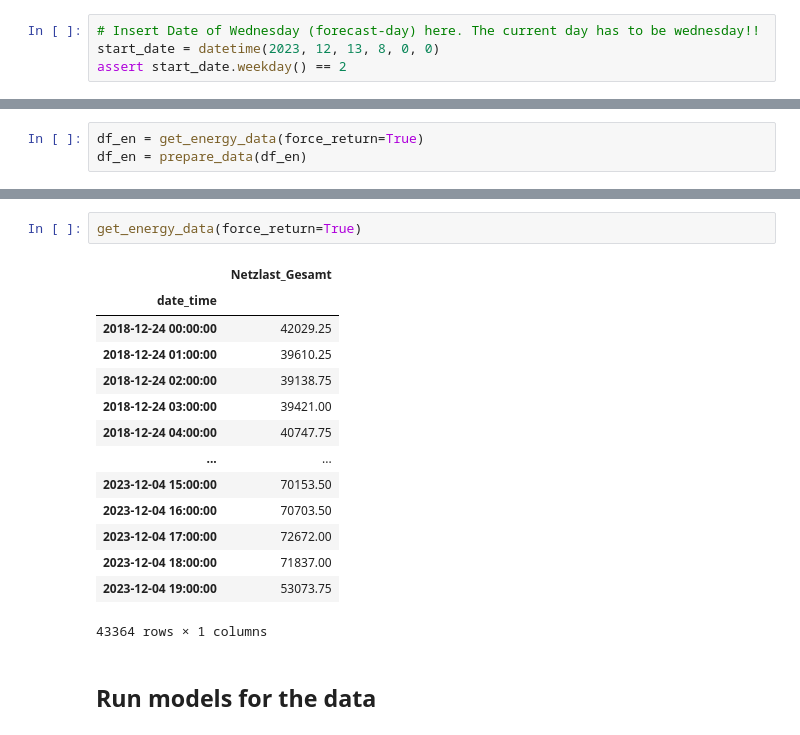
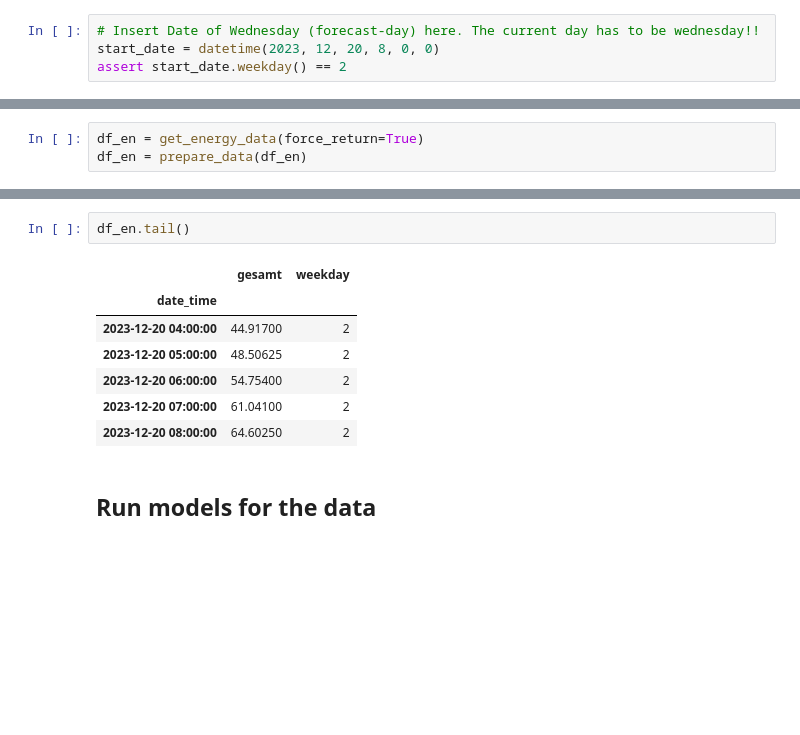
Before and after one commit to EliasKng/PTSFC, a Jupyter notebook: Create_Submission.ipynb, the cells around one changed output, grey strips where cells are left out. Saved outputs shown, nothing was run; the diff lists cells and outputs as text; blank space fills up the shorter version.

```diff
--- a/Create_Submission.ipynb
+++ b/Create_Submission.ipynb
@@ -33,7 +33,7 @@ import pytz
 Use tuesday as last datapoint
 # %%
 # Insert Date of Wednesday (forecast-day) here. The current day has to be wednesday!!
-start_date = datetime(2023, 12, 13, 8, 0, 0)
+start_date = datetime(2023, 12, 20, 8, 0, 0)
 assert start_date.weekday() == 2
 # %%
 df_dax = get_dax_data()
@@ -72,20 +63,13 @@ NameError: name 'start_date' is not defined
 # %%
-get_energy_data(force_return=True)
+df_en.tail()
 # %% [output]
-|  | Netzlast_Gesamt |
-| date_time |  |
-| 2018-12-24 00:00:00 | 42029.25 |
-| 2018-12-24 01:00:00 | 39610.25 |
-| 2018-12-24 02:00:00 | 39138.75 |
-| 2018-12-24 03:00:00 | 39421.00 |
-| 2018-12-24 04:00:00 | 40747.75 |
-| ... | ... |
-| 2023-12-04 15:00:00 | 70153.50 |
-| 2023-12-04 16:00:00 | 70703.50 |
-| 2023-12-04 17:00:00 | 72672.00 |
-| 2023-12-04 18:00:00 | 71837.00 |
-| 2023-12-04 19:00:00 | 53073.75 |
+|  | gesamt | weekday |
+| date_time |  |  |
+| 2023-12-20 04:00:00 | 44.91700 | 2 |
+| 2023-12-20 05:00:00 | 48.50625 | 2 |
+| 2023-12-20 06:00:00 | 54.75400 | 2 |
+| 2023-12-20 07:00:00 | 61.04100 | 2 |
+| 2023-12-20 08:00:00 | 64.60250 | 2 |
-43364 rows × 1 columns
 # %% [markdown]
 ## Run models for the data
 # %% [markdown]
```
Also changed, not shown: parts of 9 cells of this notebook, 1 other file.
